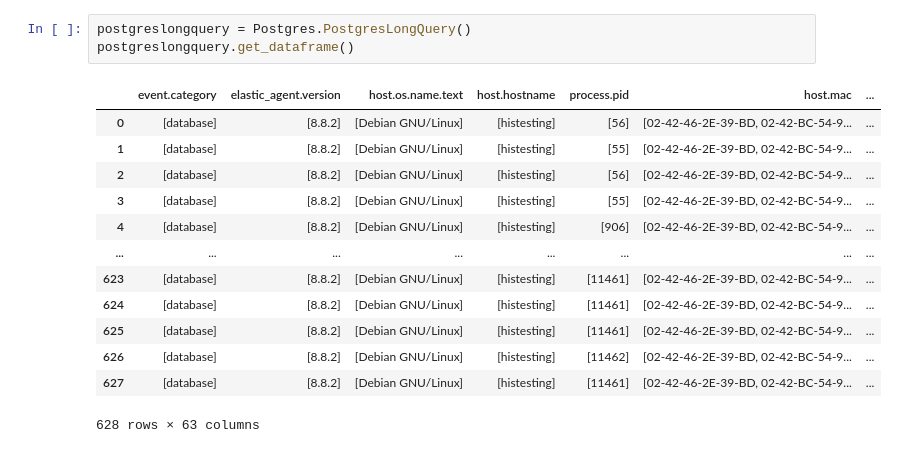
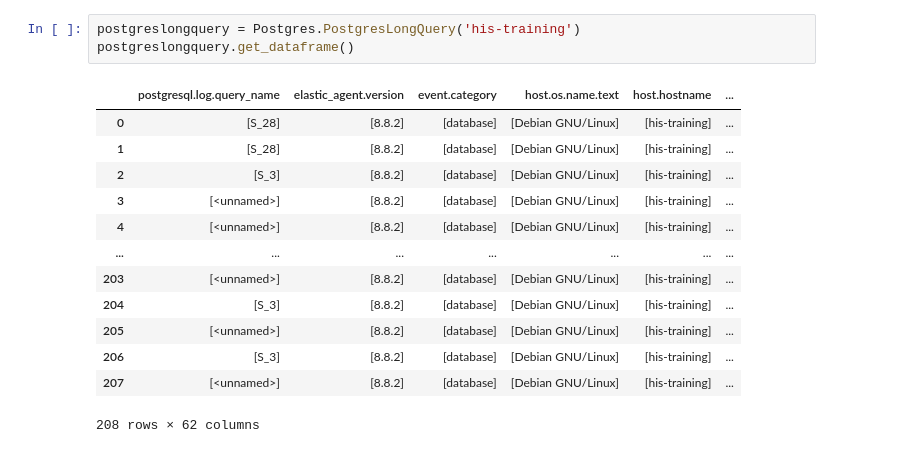
Before and after one commit to aston668334/HIS-ELK-weekly-report, a Jupyter notebook: elasticsearch-api_test.ipynb, the cells around one changed output. Saved outputs shown, nothing was run; the diff lists cells and outputs as text.

```diff
--- a/elasticsearch-api_test.ipynb
+++ b/elasticsearch-api_test.ipynb
@@ -10,17 +43,17 @@ docker_cpu.save_plot()
 # %%
-postgreslongquery = Postgres.PostgresLongQuery()
+postgreslongquery = Postgres.PostgresLongQuery('his-training')
 postgreslongquery.get_dataframe()
 # %% [output]
-|  | event.category | elastic_agent.version | host.os.name.text | host.hostname | process.pid | host.mac | ... |
-| 0 | [database] | [8.8.2] | [Debian GNU/Linux] | [histesting] | [56] | [02-42-46-2E-39-BD, 02-42-BC-54-9... | ... |
-| 1 | [database] | [8.8.2] | [Debian GNU/Linux] | [histesting] | [55] | [02-42-46-2E-39-BD, 02-42-BC-54-9... | ... |
-| 2 | [database] | [8.8.2] | [Debian GNU/Linux] | [histesting] | [56] | [02-42-46-2E-39-BD, 02-42-BC-54-9... | ... |
-| 3 | [database] | [8.8.2] | [Debian GNU/Linux] | [histesting] | [55] | [02-42-46-2E-39-BD, 02-42-BC-54-9... | ... |
-| 4 | [database] | [8.8.2] | [Debian GNU/Linux] | [histesting] | [906] | [02-42-46-2E-39-BD, 02-42-BC-54-9... | ... |
-| ... | ... | ... | ... | ... | ... | ... | ... |
-| 623 | [database] | [8.8.2] | [Debian GNU/Linux] | [histesting] | [11461] | [02-42-46-2E-39-BD, 02-42-BC-54-9... | ... |
-| 624 | [database] | [8.8.2] | [Debian GNU/Linux] | [histesting] | [11461] | [02-42-46-2E-39-BD, 02-42-BC-54-9... | ... |
-| 625 | [database] | [8.8.2] | [Debian GNU/Linux] | [histesting] | [11461] | [02-42-46-2E-39-BD, 02-42-BC-54-9... | ... |
-| 626 | [database] | [8.8.2] | [Debian GNU/Linux] | [histesting] | [11462] | [02-42-46-2E-39-BD, 02-42-BC-54-9... | ... |
-| 627 | [database] | [8.8.2] | [Debian GNU/Linux] | [histesting] | [11461] | [02-42-46-2E-39-BD, 02-42-BC-54-9... | ... |
+|  | postgresql.log.query_name | elastic_agent.version | event.category | host.os.name.text | host.hostname | ... |
+| 0 | [S_28] | [8.8.2] | [database] | [Debian GNU/Linux] | [his-training] | ... |
+| 1 | [S_28] | [8.8.2] | [database] | [Debian GNU/Linux] | [his-training] | ... |
+| 2 | [S_3] | [8.8.2] | [database] | [Debian GNU/Linux] | [his-training] | ... |
+| 3 | [<unnamed>] | [8.8.2] | [database] | [Debian GNU/Linux] | [his-training] | ... |
+| 4 | [<unnamed>] | [8.8.2] | [database] | [Debian GNU/Linux] | [his-training] | ... |
+| ... | ... | ... | ... | ... | ... | ... |
+| 203 | [<unnamed>] | [8.8.2] | [database] | [Debian GNU/Linux] | [his-training] | ... |
+| 204 | [S_3] | [8.8.2] | [database] | [Debian GNU/Linux] | [his-training] | ... |
+| 205 | [<unnamed>] | [8.8.2] | [database] | [Debian GNU/Linux] | [his-training] | ... |
+| 206 | [S_3] | [8.8.2] | [database] | [Debian GNU/Linux] | [his-training] | ... |
+| 207 | [<unnamed>] | [8.8.2] | [database] | [Debian GNU/Linux] | [his-training] | ... |
-628 rows × 63 columns
+208 rows × 62 columns
```
Also changed, not shown: parts of 5 cells of this notebook, 15 other files.
